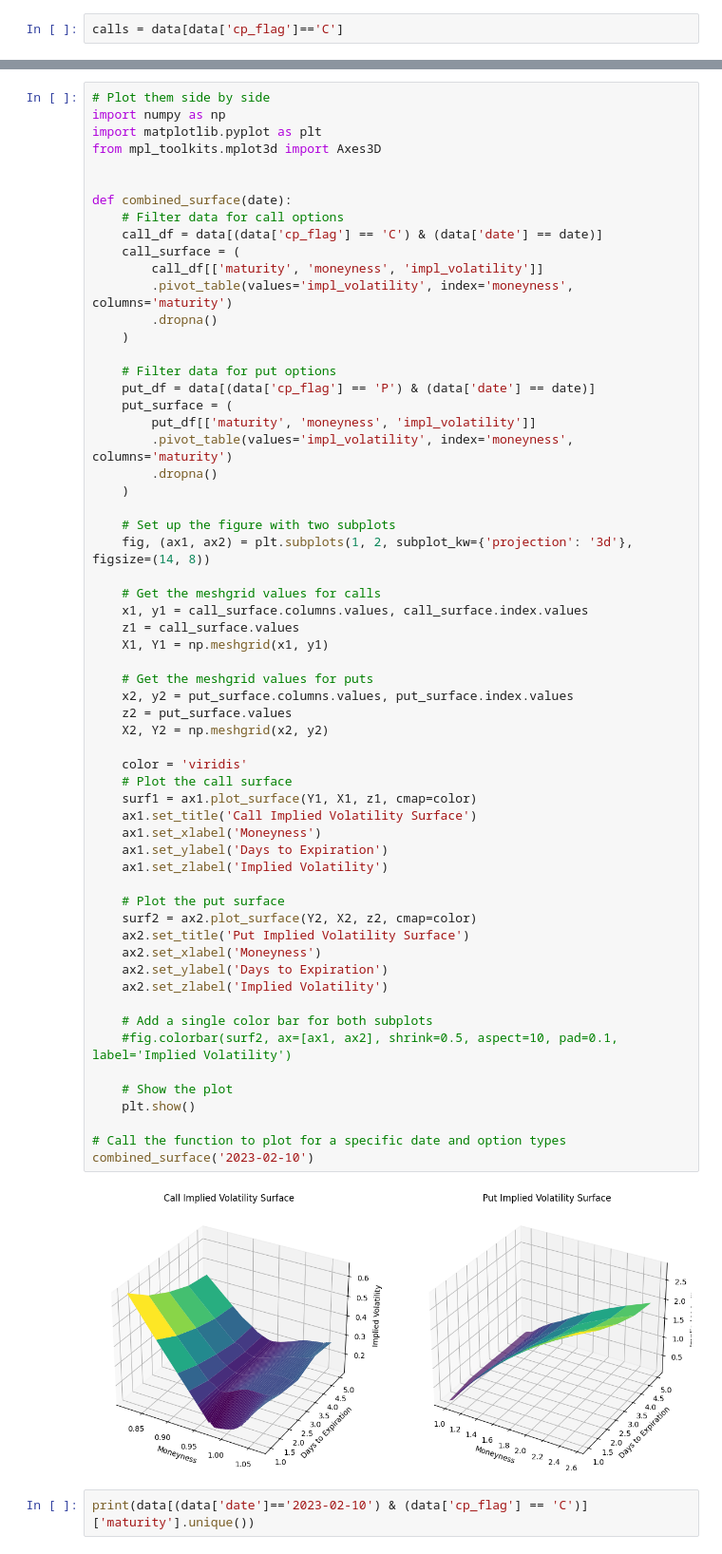
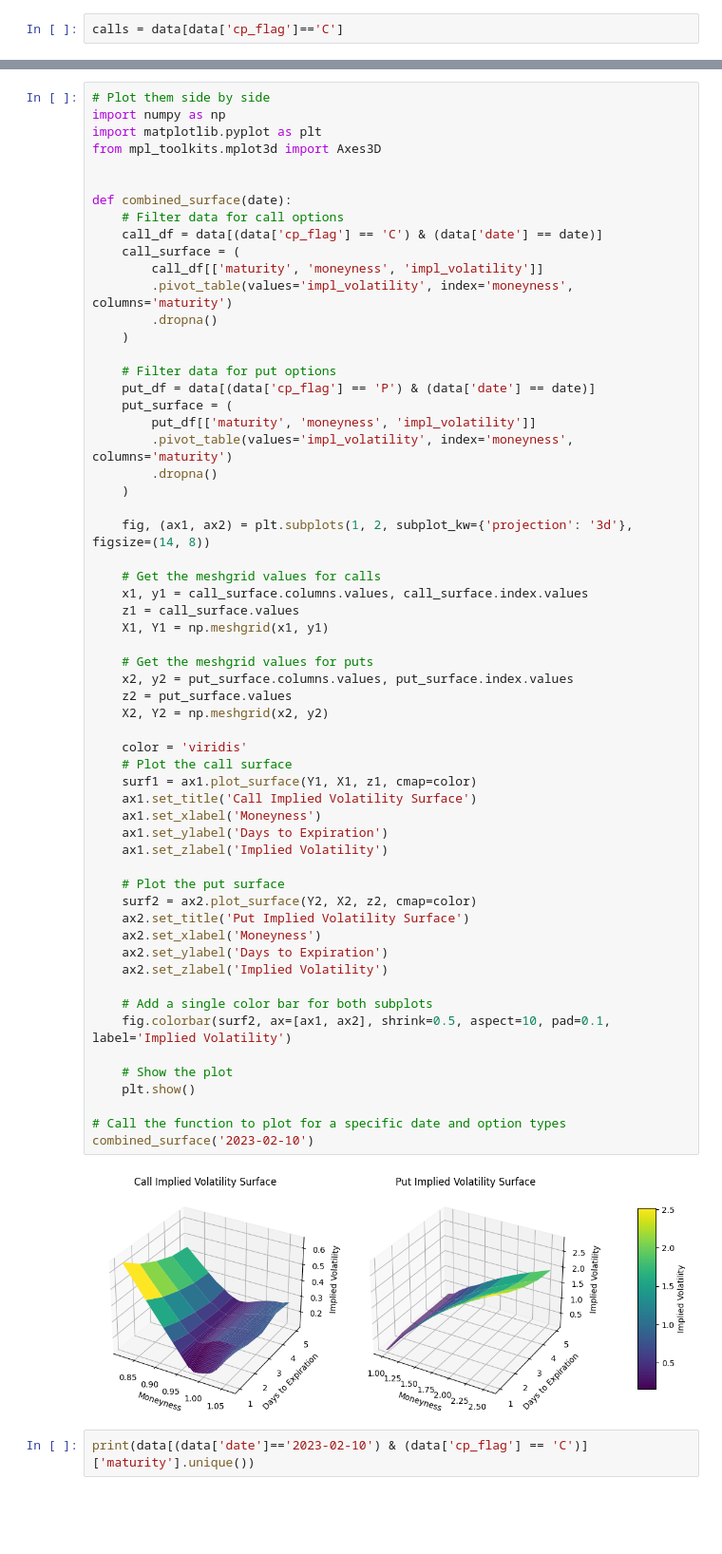
Before and after one commit to liunuosu/option_pricing, a Jupyter notebook: surface.ipynb, the cells around one changed output, grey strips where cells are left out. Shown at 95% size. Drawn from its saved outputs; the diff is of its cells as text; blank space fills up the shorter version.

```diff
--- a/surface.ipynb
+++ b/surface.ipynb
@@ -383,7 +373,6 @@ def combined_surface(date):
         .dropna()
     )
 
-    # Set up the figure with two subplots
     fig, (ax1, ax2) = plt.subplots(1, 2, subplot_kw={'projection': '3d'}, figsize=(14, 8))
 
     # Get the meshgrid values for calls
@@ -392,35 +381,35 @@ def combined_surface(date):
     X1, Y1 = np.meshgrid(x1, y1)
 
     # Get the meshgrid values for puts
     x2, y2 = put_surface.columns.values, put_surface.index.values
     z2 = put_surface.values
     X2, Y2 = np.meshgrid(x2, y2)
 
     color = 'viridis'
     # Plot the call surface
     surf1 = ax1.plot_surface(Y1, X1, z1, cmap=color)
     ax1.set_title('Call Implied Volatility Surface')
     ax1.set_xlabel('Moneyness')
     ax1.set_ylabel('Days to Expiration')
     ax1.set_zlabel('Implied Volatility')
 
     # Plot the put surface
     surf2 = ax2.plot_surface(Y2, X2, z2, cmap=color)
     ax2.set_title('Put Implied Volatility Surface')
     ax2.set_xlabel('Moneyness')
     ax2.set_ylabel('Days to Expiration')
     ax2.set_zlabel('Implied Volatility')
 
     # Add a single color bar for both subplots
-    #fig.colorbar(surf2, ax=[ax1, ax2], shrink=0.5, aspect=10, pad=0.1, label='Implied Volatility')
+    fig.colorbar(surf2, ax=[ax1, ax2], shrink=0.5, aspect=10, pad=0.1, label='Implied Volatility')
 
     # Show the plot
     plt.show()
 
 # Call the function to plot for a specific date and option types
 combined_surface('2023-02-10')
 # %% [output]
-[figure, old version]
+[figure, new version]
 # %%
 print(data[(data['date']=='2023-02-10') & (data['cp_flag'] == 'C')]['maturity'].unique())
 # %% [output]
```
Also changed, not shown: parts of 36 cells of this notebook.
